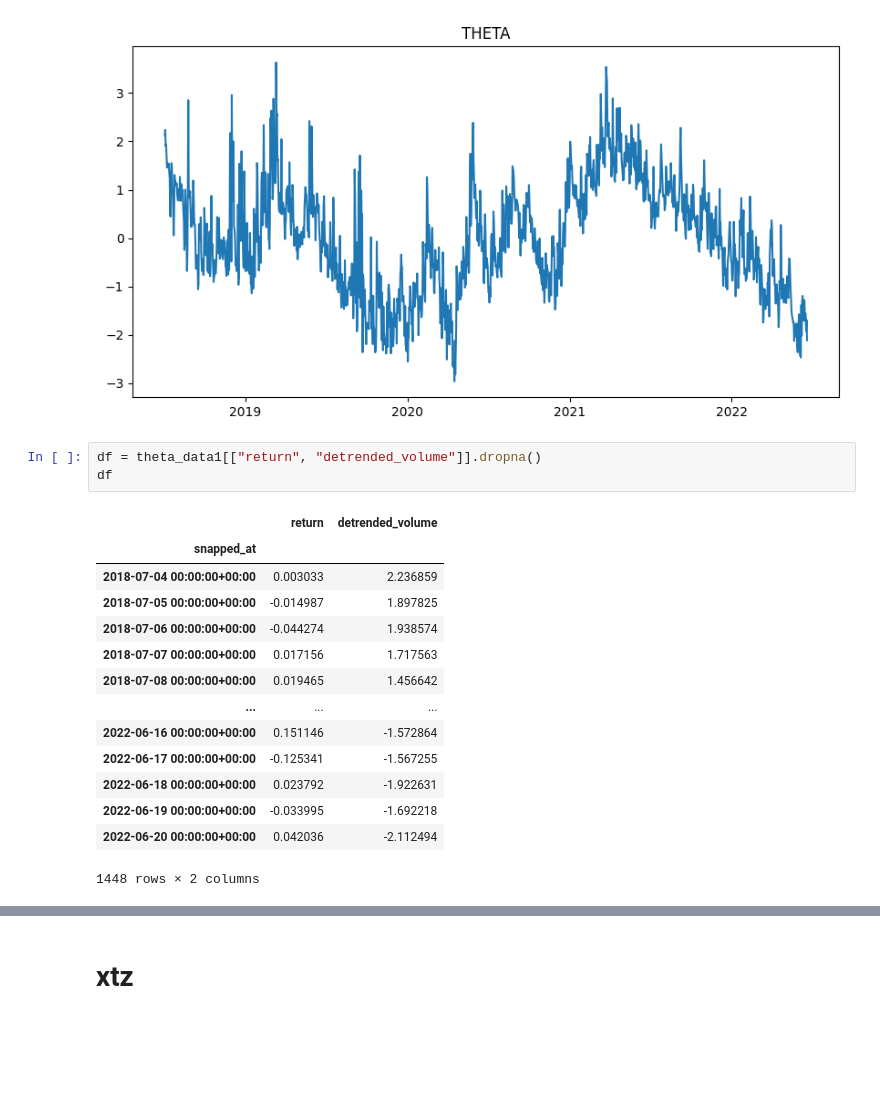
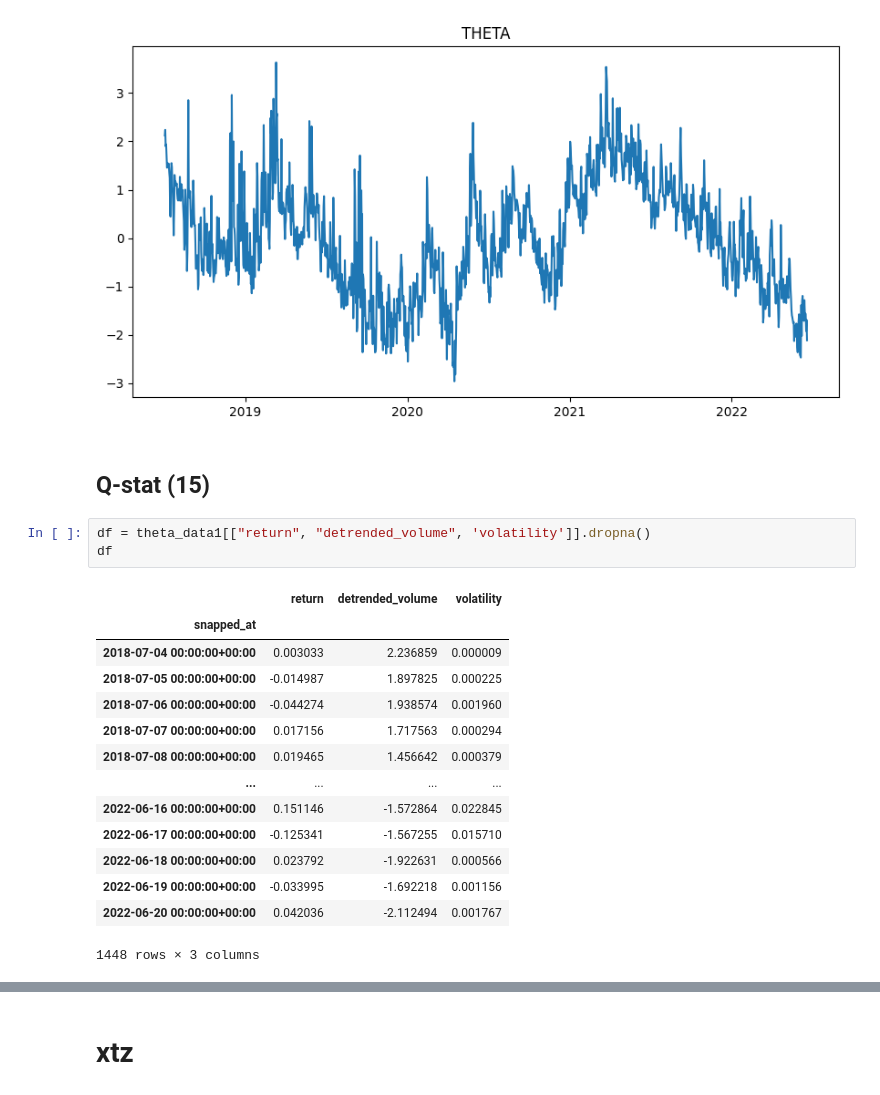
Before and after one commit to xueyuanhuang/qf604, a Jupyter notebook: project/data/orginnal-data/data.ipynb, the cells around one changed output, grey strips where cells are left out. Cells and saved outputs as stored; diff of their text form; blank space fills up the shorter version.

```diff
--- a/project/data.ipynb
+++ b/project/data/orginnal-data/data.ipynb
@@ -143,24 +145,26 @@ plt.title('THETA')
 plt.show()
 # %% [output]
 [figure]
+# %% [markdown]
+## Q-stat (15)
 # %%
-df = theta_data1[["return", "detrended_volume"]].dropna()
+df = theta_data1[["return", "detrended_volume", 'volatility']].dropna()
 df
 # %% [output]
-|  | return | detrended_volume |
-| snapped_at |  |  |
-| 2018-07-04 00:00:00+00:00 | 0.003033 | 2.236859 |
-| 2018-07-05 00:00:00+00:00 | -0.014987 | 1.897825 |
-| 2018-07-06 00:00:00+00:00 | -0.044274 | 1.938574 |
-| 2018-07-07 00:00:00+00:00 | 0.017156 | 1.717563 |
-| 2018-07-08 00:00:00+00:00 | 0.019465 | 1.456642 |
-| ... | ... | ... |
-| 2022-06-16 00:00:00+00:00 | 0.151146 | -1.572864 |
-| 2022-06-17 00:00:00+00:00 | -0.125341 | -1.567255 |
-| 2022-06-18 00:00:00+00:00 | 0.023792 | -1.922631 |
-| 2022-06-19 00:00:00+00:00 | -0.033995 | -1.692218 |
-| 2022-06-20 00:00:00+00:00 | 0.042036 | -2.112494 |
+|  | return | detrended_volume | volatility |
+| snapped_at |  |  |  |
+| 2018-07-04 00:00:00+00:00 | 0.003033 | 2.236859 | 0.000009 |
+| 2018-07-05 00:00:00+00:00 | -0.014987 | 1.897825 | 0.000225 |
+| 2018-07-06 00:00:00+00:00 | -0.044274 | 1.938574 | 0.001960 |
+| 2018-07-07 00:00:00+00:00 | 0.017156 | 1.717563 | 0.000294 |
+| 2018-07-08 00:00:00+00:00 | 0.019465 | 1.456642 | 0.000379 |
+| ... | ... | ... | ... |
+| 2022-06-16 00:00:00+00:00 | 0.151146 | -1.572864 | 0.022845 |
+| 2022-06-17 00:00:00+00:00 | -0.125341 | -1.567255 | 0.015710 |
+| 2022-06-18 00:00:00+00:00 | 0.023792 | -1.922631 | 0.000566 |
+| 2022-06-19 00:00:00+00:00 | -0.033995 | -1.692218 | 0.001156 |
+| 2022-06-20 00:00:00+00:00 | 0.042036 | -2.112494 | 0.001767 |
-1448 rows × 2 columns
+1448 rows × 3 columns
 # %%
 from statsmodels.stats.stattools import jarque_bera
 descriptive_stats = df.describe().T[['mean', 'max', 'min', 'std']]
```
Also changed, not shown: parts of 6 cells of this notebook, 25 other files.
